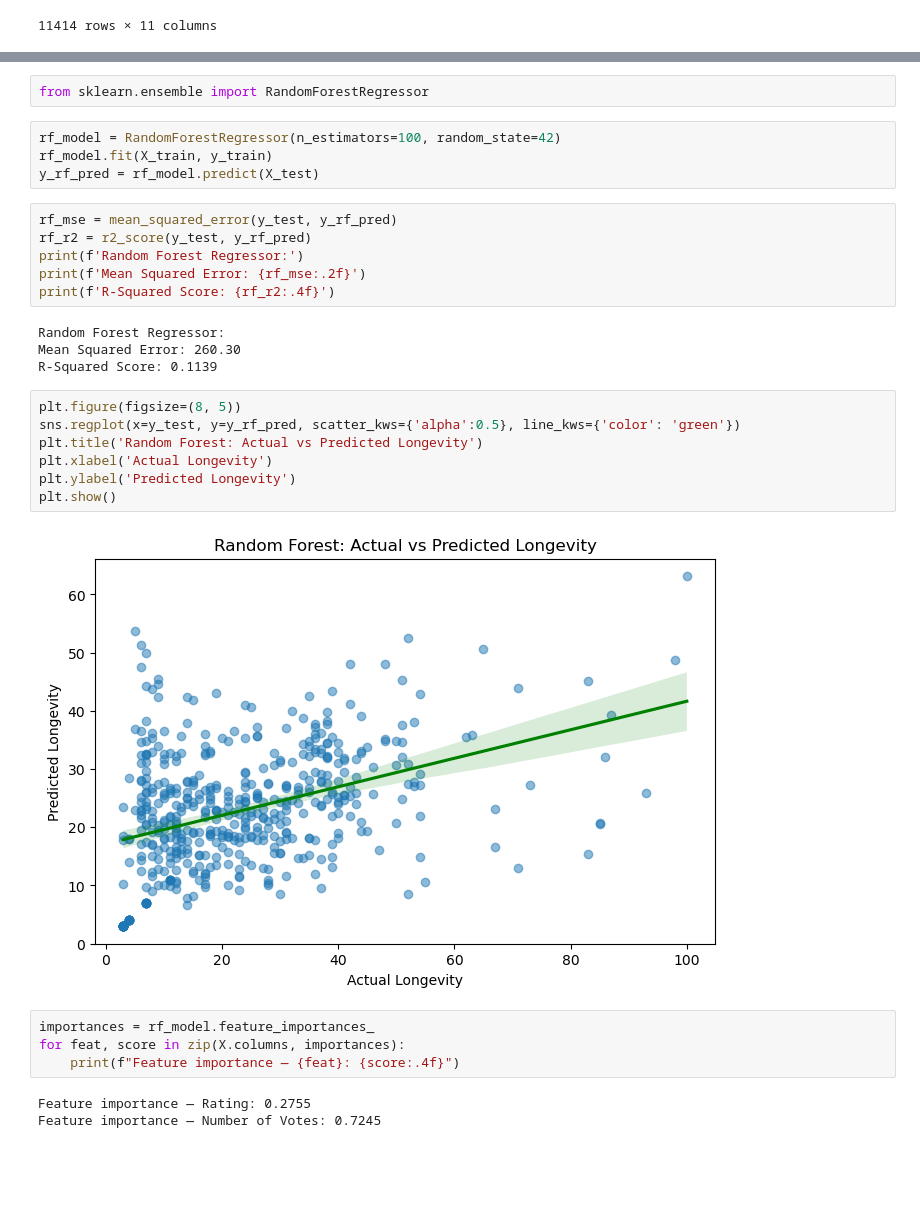
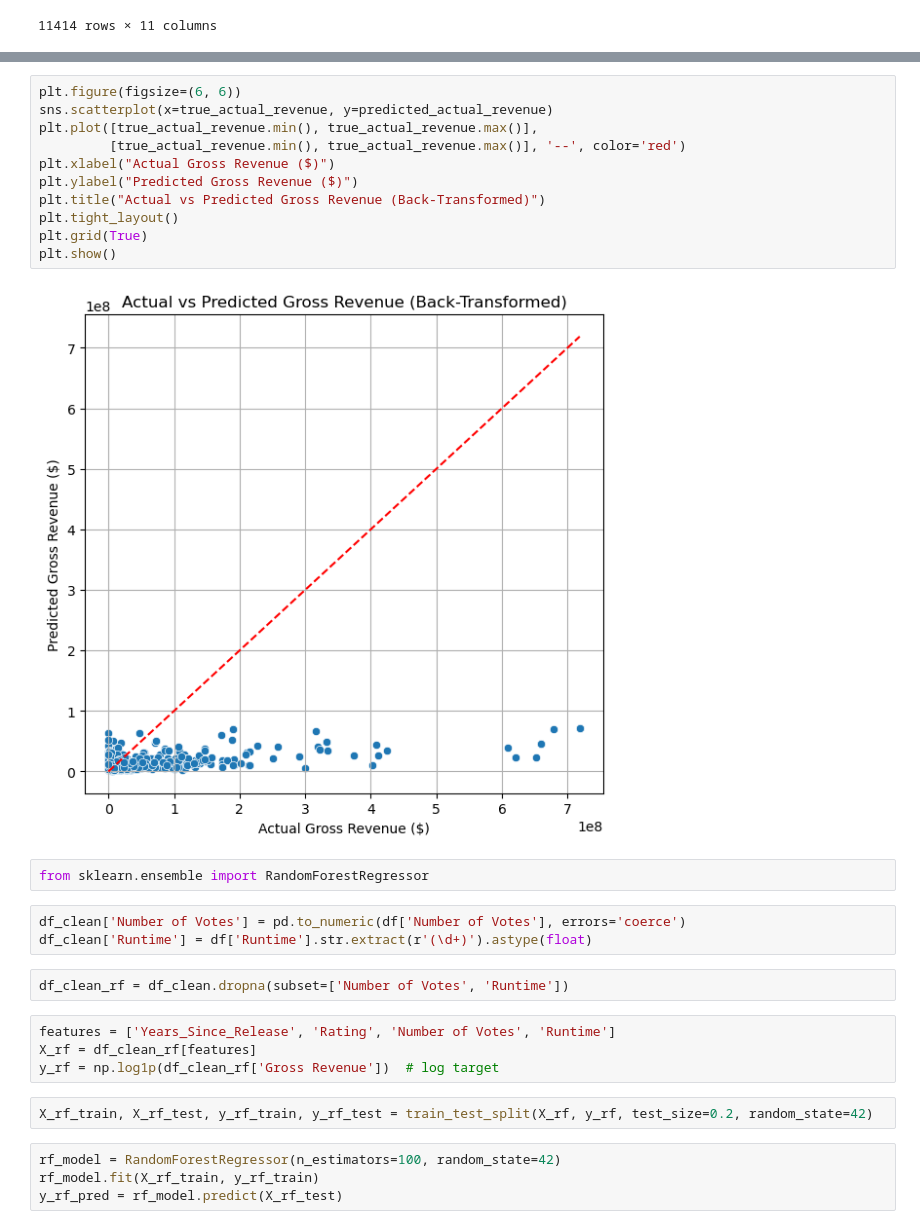
Before and after one commit to devindenoyer/Final-Project, a Jupyter notebook: Final_Project.ipynb, the cells around one changed output, grey strips where cells are left out. Saved outputs shown, nothing was run; the diff lists cells and outputs as text; blank space fills up the shorter version.

```diff
--- a/Final_Project.ipynb
+++ b/Final_Project.ipynb
@@ -149,32 +157,30 @@ plt.show()
+# %%
+plt.figure(figsize=(6, 6))
+sns.scatterplot(x=true_actual_revenue, y=predicted_actual_revenue)
+plt.plot([true_actual_revenue.min(), true_actual_revenue.max()],
+         [true_actual_revenue.min(), true_actual_revenue.max()], '--', color='red')
+plt.xlabel("Actual Gross Revenue ($)")
+plt.ylabel("Predicted Gross Revenue ($)")
+plt.title("Actual vs Predicted Gross Revenue (Back-Transformed)")
+plt.tight_layout()
+plt.grid(True)
+plt.show()
+# %% [output]
+[figure, added]
 # %%
 from sklearn.ensemble import RandomForestRegressor
+# %%
+df_clean['Number of Votes'] = pd.to_numeric(df['Number of Votes'], errors='coerce')
+df_clean['Runtime'] = df['Runtime'].str.extract(r'(\d+)').astype(float)
+# %%
+df_clean_rf = df_clean.dropna(subset=['Number of Votes', 'Runtime'])
+# %%
+features = ['Years_Since_Release', 'Rating', 'Number of Votes', 'Runtime']
+X_rf = df_clean_rf[features]
+y_rf = np.log1p(df_clean_rf['Gross Revenue'])  # log target
+# %%
+X_rf_train, X_rf_test, y_rf_train, y_rf_test = train_test_split(X_rf, y_rf, test_size=0.2, random_state=42)
 # %%
 rf_model = RandomForestRegressor(n_estimators=100, random_state=42)
-rf_model.fit(X_train, y_train)
-y_rf_pred = rf_model.predict(X_test)
+rf_model.fit(X_rf_train, y_rf_train)
+y_rf_pred = rf_model.predict(X_rf_test)
-# %%
-rf_mse = mean_squared_error(y_test, y_rf_pred)
-rf_r2 = r2_score(y_test, y_rf_pred)
-print(f'Random Forest Regressor:')
-print(f'Mean Squared Error: {rf_mse:.2f}')
-print(f'R-Squared Score: {rf_r2:.4f}')
-# %% [output]
-Random Forest Regressor:
-Mean Squared Error: 260.30
-R-Squared Score: 0.1139
-# %%
-plt.figure(figsize=(8, 5))
-sns.regplot(x=y_test, y=y_rf_pred, scatter_kws={'alpha':0.5}, line_kws={'color': 'green'})
-plt.title('Random Forest: Actual vs Predicted Longevity')
-plt.xlabel('Actual Longevity')
-plt.ylabel('Predicted Longevity')
-plt.show()
-# %% [output]
-[figure, removed]
-# %%
-importances = rf_model.feature_importances_
-for feat, score in zip(X.columns, importances):
-    print(f"Feature importance — {feat}: {score:.4f}")
-# %% [output]
-Feature importance — Rating: 0.2755
-Feature importance — Number of Votes: 0.7245
```
Also changed, not shown: parts of 29 cells of this notebook.
